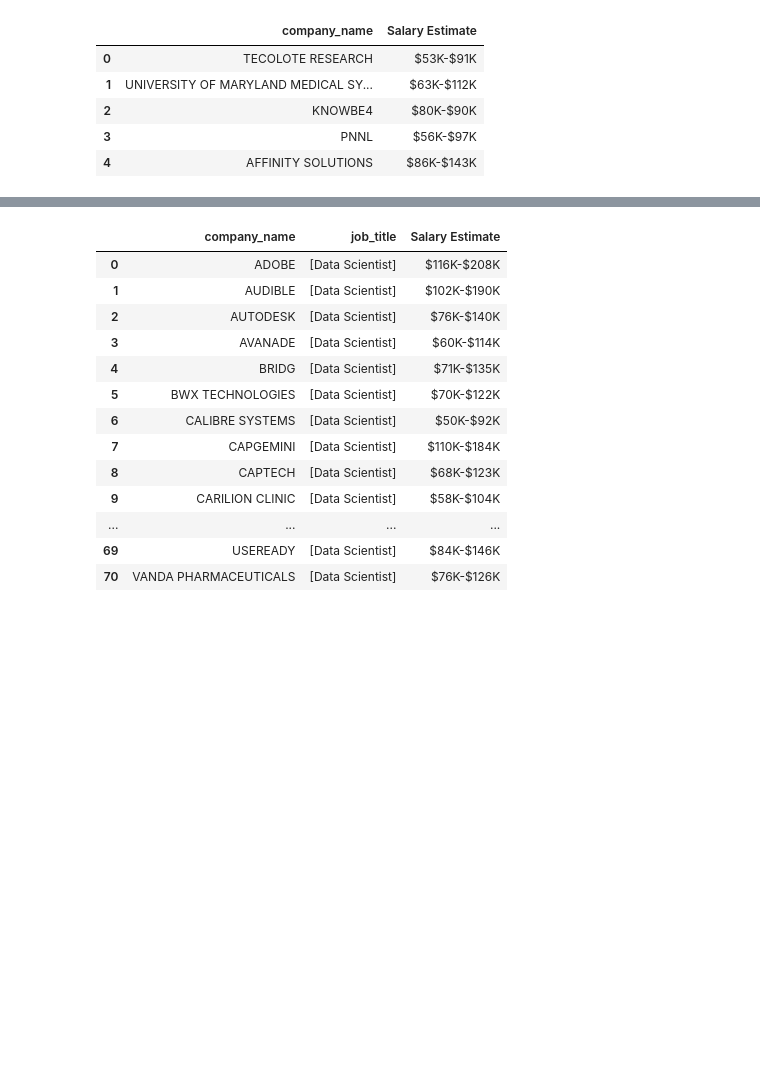
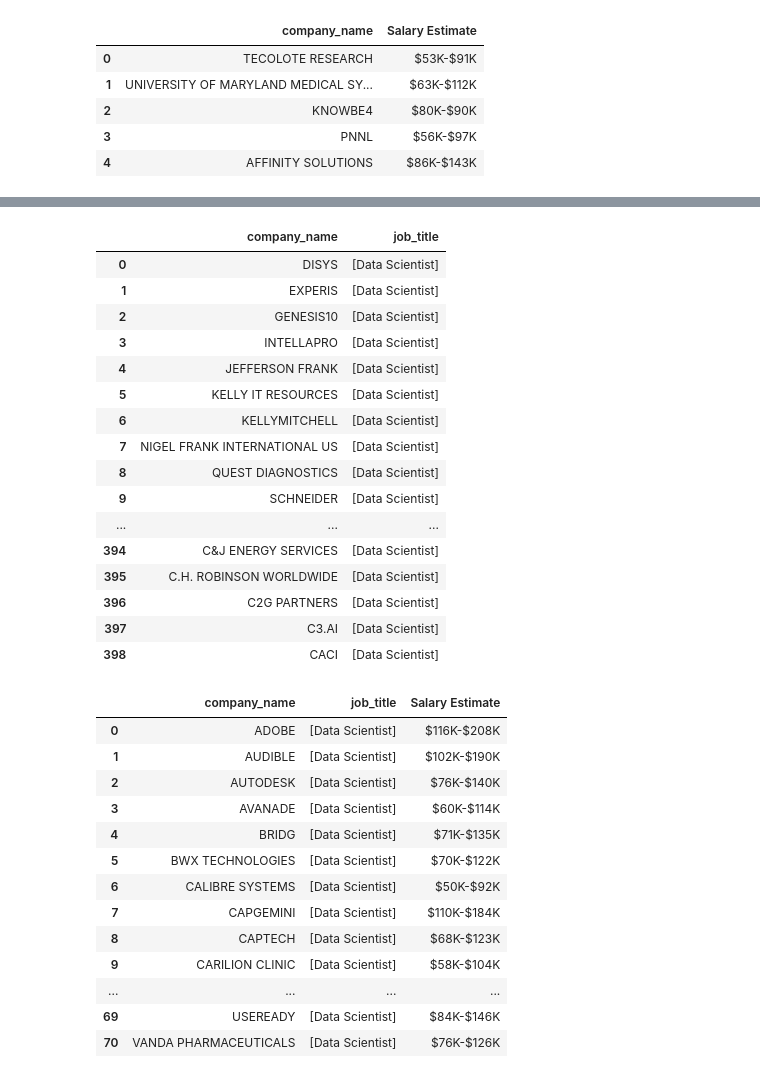
Before and after one commit to lcswsher/13_Project_2, a Jupyter notebook: ETL.ipynb, the cells around one changed output, grey strips where cells are left out. Drawn from its saved outputs; the diff is of its cells as text; code cells hidden in the pictures; blank space fills up the shorter version.

```diff
--- a/ETL.ipynb
+++ b/ETL.ipynb
@@ -126,0 +136,20 @@ grouped_df.head()
+# %%
+grouped_df
+# %% [output]
+|  | company_name | job_title |
+| 0 | DISYS | [Data Scientist] |
+| 1 | EXPERIS | [Data Scientist] |
+| 2 | GENESIS10 | [Data Scientist] |
+| 3 | INTELLAPRO | [Data Scientist] |
+| 4 | JEFFERSON FRANK | [Data Scientist] |
+| 5 | KELLY IT RESOURCES | [Data Scientist] |
+| 6 | KELLYMITCHELL | [Data Scientist] |
+| 7 | NIGEL FRANK INTERNATIONAL US | [Data Scientist] |
+| 8 | QUEST DIAGNOSTICS | [Data Scientist] |
+| 9 | SCHNEIDER | [Data Scientist] |
+| ... | ... | ... |
+| 394 | C&J ENERGY SERVICES | [Data Scientist] |
+| 395 | C.H. ROBINSON WORLDWIDE | [Data Scientist] |
+| 396 | C2G PARTNERS | [Data Scientist] |
+| 397 | C3.AI | [Data Scientist] |
+| 398 | CACI | [Data Scientist] |
```
Also changed, not shown: parts of 5 cells of this notebook, 1 other file.
